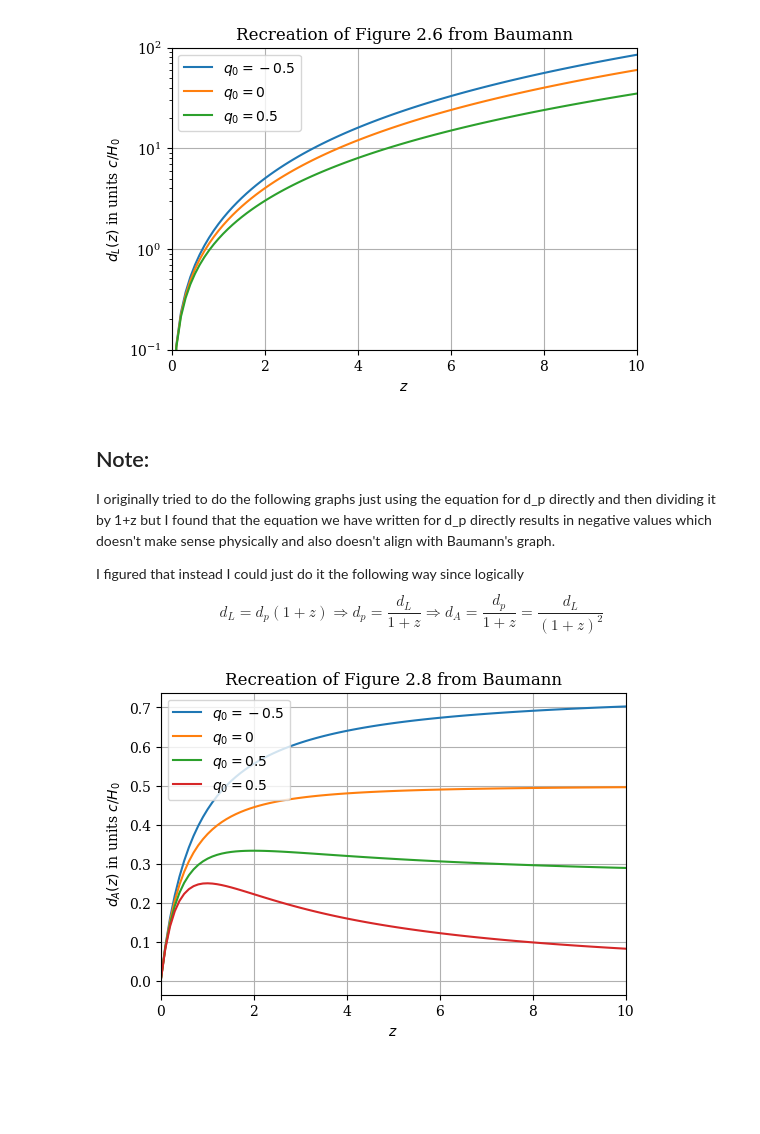
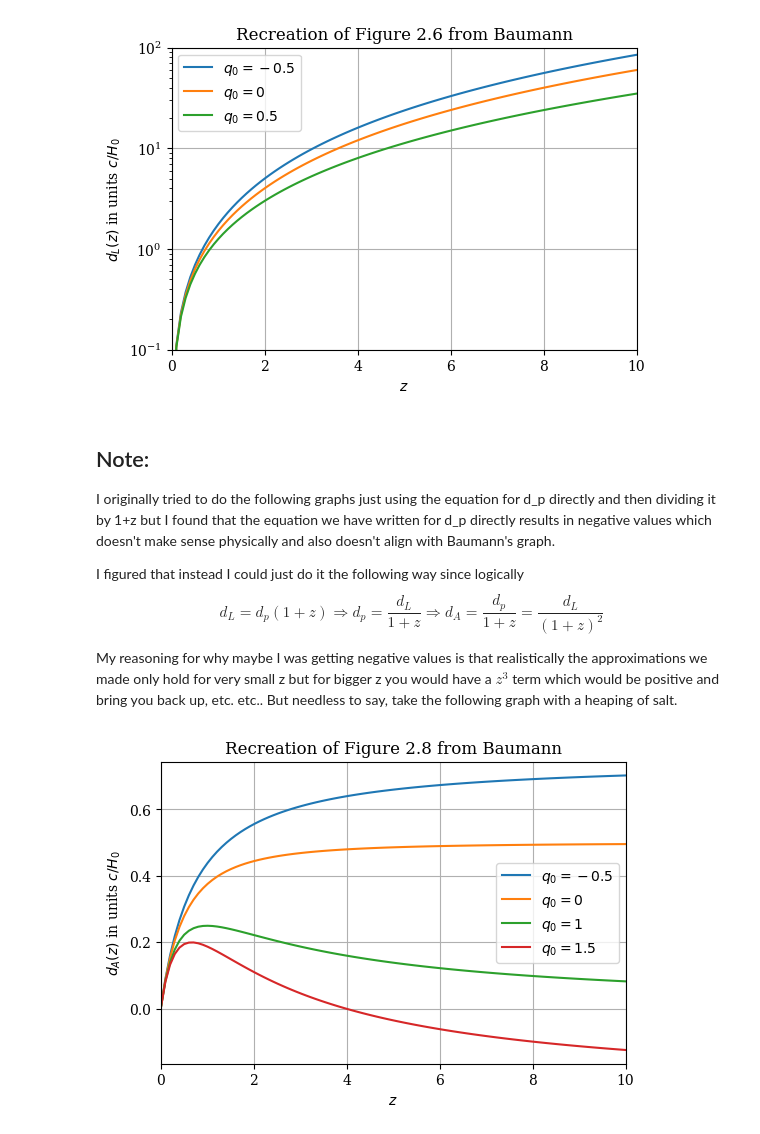
Before and after one commit to thomas-03/homework, a Jupyter notebook: 5480/5480_PSET_2.ipynb, the cells around one changed output. Cells and saved outputs as stored; diff of their text form; code cells hidden in the pictures; blank space fills up the shorter version.

```diff
--- a/5480/5480_PSET_2.ipynb
+++ b/5480/5480_PSET_2.ipynb
@@ -60,26 +60,29 @@ I originally tried to do the following graphs just using the equation for d_p di
 
 I figured that instead I could just do it the following way since logically
 $$d_L = d_p(1+z) \Rightarrow d_p=\frac{d_L}{1+z} \Rightarrow d_A = \frac{d_p}{1+z} = \frac{d_L}{(1+z)^2}$$
+
+My reasoning for why maybe I was getting negative values is that realistically the approximations we made only hold for very small z but for bigger z you would have a $z^3$ term which would be positive and bring you back up, etc. etc.. But needless to say, take the following graph with a heaping of salt.
 # %%
 z = np.linspace(0,10,100)
 dl = dl_z(z,-0.5)
 plt.plot(z,dl/((1+z)**2),label="$q_0=-0.5$")
 
 dl = dl_z(z,0)
 plt.plot(z,dl/((1+z)**2),label="$q_0=0$")
 
-dl = dl_z(z,0.5)
-plt.plot(z,dl/((1+z)**2),label="$q_0=0.5$")
 
 dl = dl_z(z,1)
-plt.plot(z,dl/((1+z)**2),label="$q_0=0.5$")
+plt.plot(z,dl/((1+z)**2),label="$q_0=1$")
+
+dl = dl_z(z,1.5)
+plt.plot(z,dl/((1+z)**2),label="$q_0=1.5$")
 
 plt.ylabel("$d_A(z)$ in units $c/H_0$")
 plt.xlabel("$z$")
 plt.legend()
 plt.title("Recreation of Figure 2.8 from Baumann")
 plt.grid()
 plt.xlim(0,10)
 plt.show()
 # %% [output]
-[figure, old version]
+[figure, new version]
```
Also changed, not shown: parts of 1 cell of this notebook.
